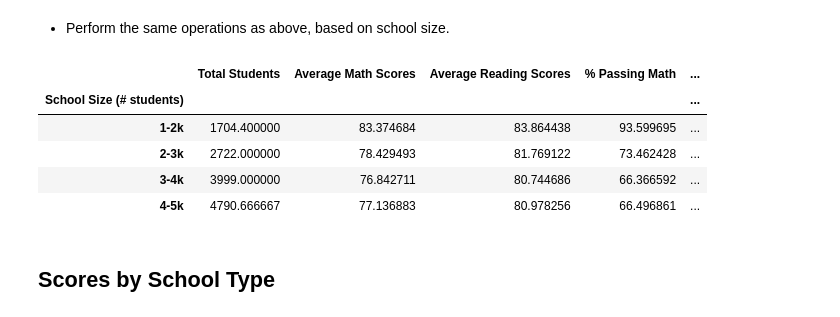
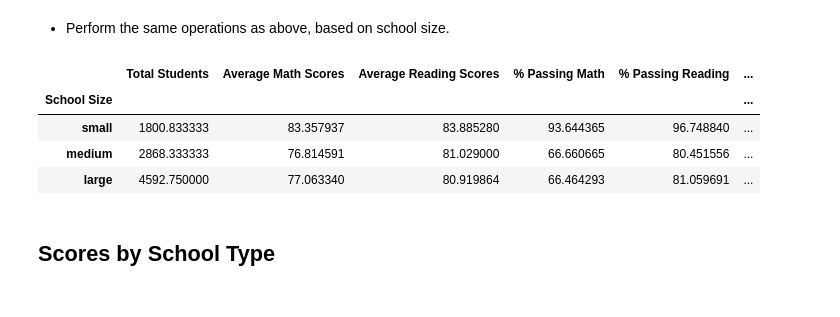
Before and after one commit to shadiaduery/Pandas-challenge, a Jupyter notebook: PyCitySchools/PyCitySchools_starter.ipynb, the cells around one changed output. Drawn from its saved outputs; the diff is of its cells as text; code cells hidden in the pictures.

```diff
--- a/PyCitySchools/PyCitySchools_starter.ipynb
+++ b/PyCitySchools/PyCitySchools_starter.ipynb
@@ -421,27 +421,26 @@ student_spending_schools_df.mean()
 # %%
 size_schools_df = results[["Total Students", "Average Math Scores", "Average Reading Scores", "% Passing Math","% Passing Reading","% Overall Passing"]]
 size_schools_df = size_schools_df.sort_values("Total Students", ascending=False)
 size_schools_df
 
 # Create the bins in which Data will be held
-bins = [1000, 2000, 3000, 4000, 5000]
+bins = [1000, 2500, 3500, 5000]
 
 # Create the names for the five bins
-group_names = ["1-2k", "2-3k", "3-4k", "4-5k"]
+group_names = ["small", "medium", "large"]
 
-size_schools_df["School Size (# students)"] = pd.cut(size_schools_df["Total Students"], bins, labels=group_names, include_lowest=True)
+size_schools_df["School Size"] = pd.cut(size_schools_df["Total Students"], bins, labels=group_names, include_lowest=True)
 size_schools_df
 
 # Creating a group based off of the bins
-size_schools_df = size_schools_df.groupby("School Size (# students)")
+size_schools_df = size_schools_df.groupby("School Size")
 size_schools_df.mean()
 # %% [output]
-|  | Total Students | Average Math Scores | Average Reading Scores | % Passing Math | ... |
-| School Size (# students) |  |  |  |  | ... |
-| 1-2k | 1704.400000 | 83.374684 | 83.864438 | 93.599695 | ... |
-| 2-3k | 2722.000000 | 78.429493 | 81.769122 | 73.462428 | ... |
-| 3-4k | 3999.000000 | 76.842711 | 80.744686 | 66.366592 | ... |
-| 4-5k | 4790.666667 | 77.136883 | 80.978256 | 66.496861 | ... |
+|  | Total Students | Average Math Scores | Average Reading Scores | % Passing Math | % Passing Reading | ... |
+| School Size |  |  |  |  |  | ... |
+| small | 1800.833333 | 83.357937 | 83.885280 | 93.644365 | 96.748840 | ... |
+| medium | 2868.333333 | 76.814591 | 81.029000 | 66.660665 | 80.451556 | ... |
+| large | 4592.750000 | 77.063340 | 80.919864 | 66.464293 | 81.059691 | ... |
 # %% [markdown]
 ## Scores by School Type
 # %% [markdown]
```
